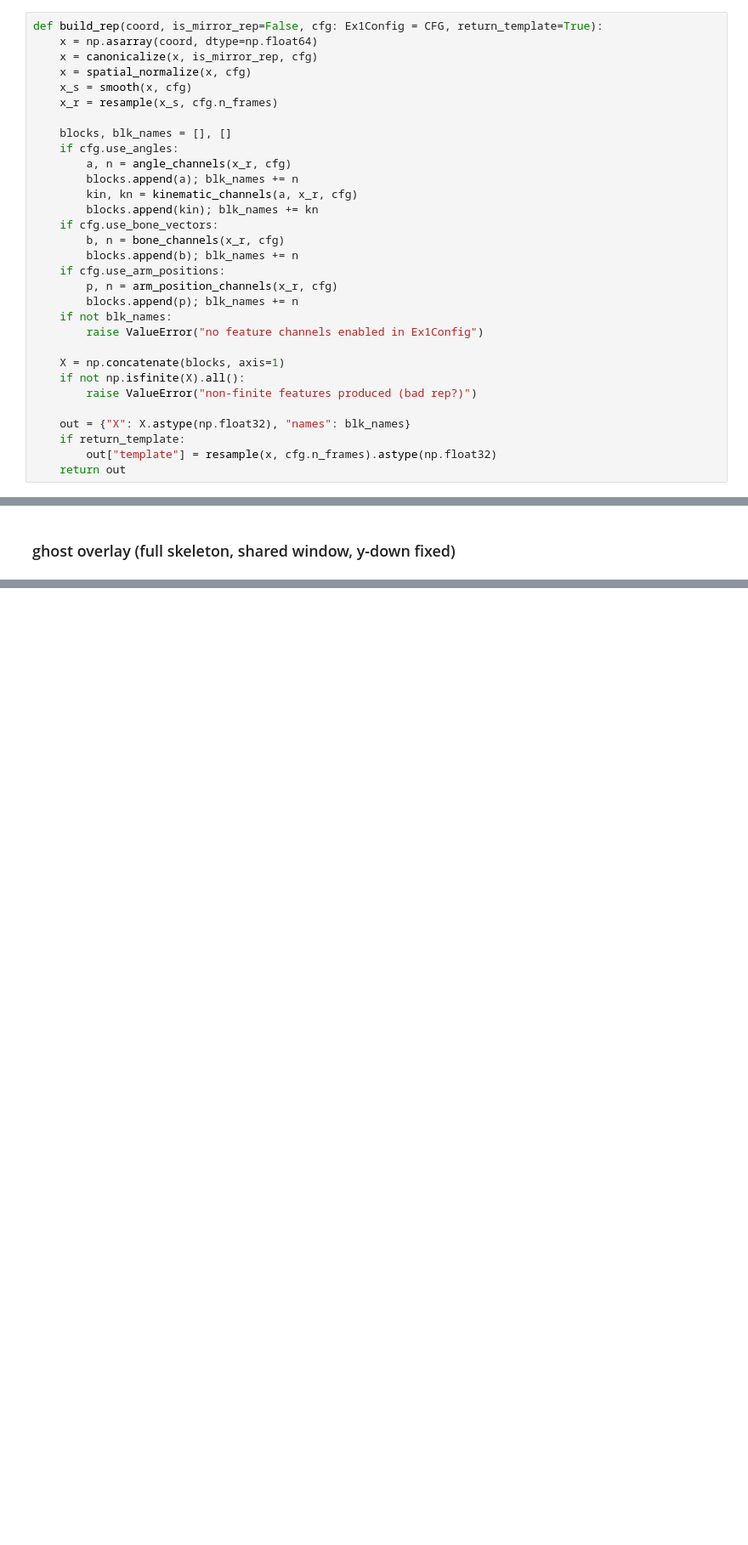
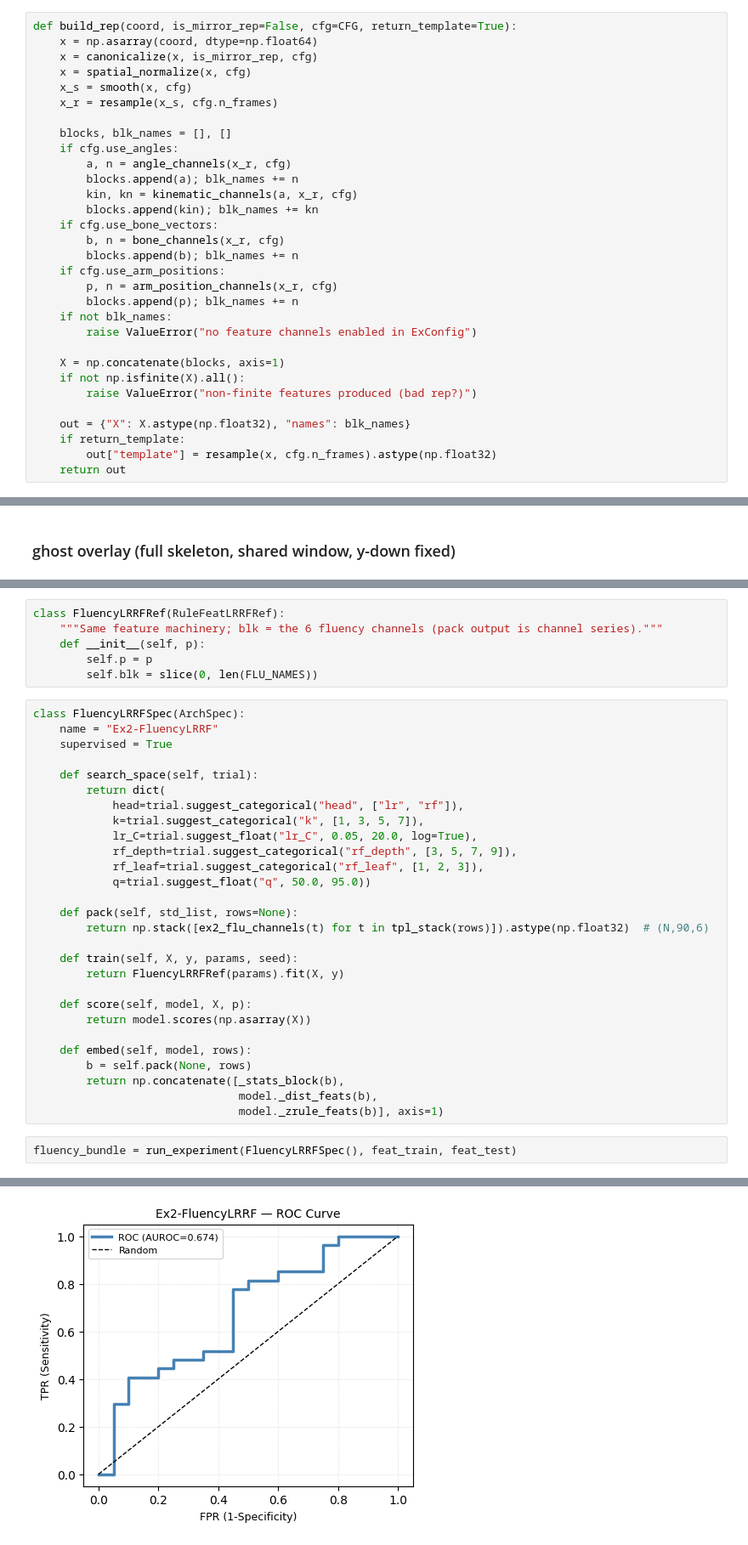
Before and after one commit to waquar003/pose-detection-physiotherapy, a Jupyter notebook: notebooks/model-train-ex2.ipynb, the cells around one changed output, grey strips where cells are left out. Shown at 85% size. Drawn from its saved outputs; the diff is of its cells as text; blank space fills up the shorter version.

```diff
--- a/notebooks/model-train-ex2.ipynb
+++ b/notebooks/model-train-ex2.ipynb
@@ -224,7 +268,7 @@ def kinematic_channels(angles, seq, cfg: Ex1Config = CFG):
 # %% [markdown]
 ### per-rep pipeline
 # %%
-def build_rep(coord, is_mirror_rep=False, cfg: Ex1Config = CFG, return_template=True):
+def build_rep(coord, is_mirror_rep=False, cfg=CFG, return_template=True):
     x = np.asarray(coord, dtype=np.float64)
     x = canonicalize(x, is_mirror_rep, cfg)
     x = spatial_normalize(x, cfg)
@@ -244,7 +288,7 @@ def build_rep(coord, is_mirror_rep=False, cfg: Ex1Config = CFG, return_template=
         p, n = arm_position_channels(x_r, cfg)
         blocks.append(p); blk_names += n
     if not blk_names:
-        raise ValueError("no feature channels enabled in Ex1Config")
+        raise ValueError("no feature channels enabled in ExConfig")
 
     X = np.concatenate(blocks, axis=1)
     if not np.isfinite(X).all():
@@ -1433,0 +1148,37 @@ worst test rep: 033 rep14 label=1 p_flawed=0.680
+# %%
+class FluencyLRRFRef(RuleFeatLRRFRef):
+    """Same feature machinery; blk = the 6 fluency channels (pack output is channel series)."""
+    def __init__(self, p):
+        self.p = p
+        self.blk = slice(0, len(FLU_NAMES))
+# %%
+class FluencyLRRFSpec(ArchSpec):
+    name = "Ex2-FluencyLRRF"
+    supervised = True
+
+    def search_space(self, trial):
+        return dict(
+            head=trial.suggest_categorical("head", ["lr", "rf"]),
+            k=trial.suggest_categorical("k", [1, 3, 5, 7]),
+            lr_C=trial.suggest_float("lr_C", 0.05, 20.0, log=True),
+            rf_depth=trial.suggest_categorical("rf_depth", [3, 5, 7, 9]),
+            rf_leaf=trial.suggest_categorical("rf_leaf", [1, 2, 3]),
+            q=trial.suggest_float("q", 50.0, 95.0))
+
+    def pack(self, std_list, rows=None):
+        return np.stack([ex2_flu_channels(t) for t in tpl_stack(rows)]).astype(np.float32)  # (N,90,6)
+
+    def train(self, X, y, params, seed):
+        return FluencyLRRFRef(params).fit(X, y)
+
+    def score(self, model, X, p):
+        return model.scores(np.asarray(X))
+
+    def embed(self, model, rows):
+        b = self.pack(None, rows)
+        return np.concatenate([_stats_block(b),
+                               model._dist_feats(b),
+                               model._zrule_feats(b)], axis=1)
+# %%
+fluency_bundle = run_experiment(FluencyLRRFSpec(), feat_train, feat_test)
+# %% [output]
@@ -1433,0 +1205 @@ worst test rep: 033 rep14 label=1 p_flawed=0.680
+[figure, added]
```
Also changed, not shown: parts of 74 cells of this notebook.
